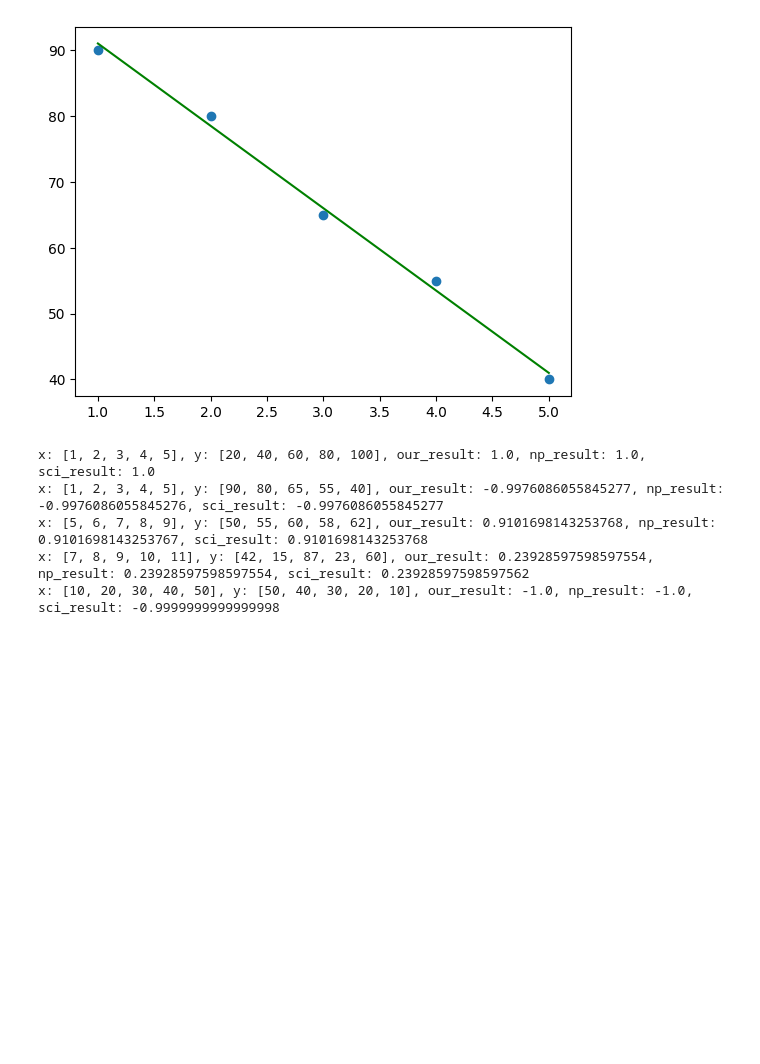
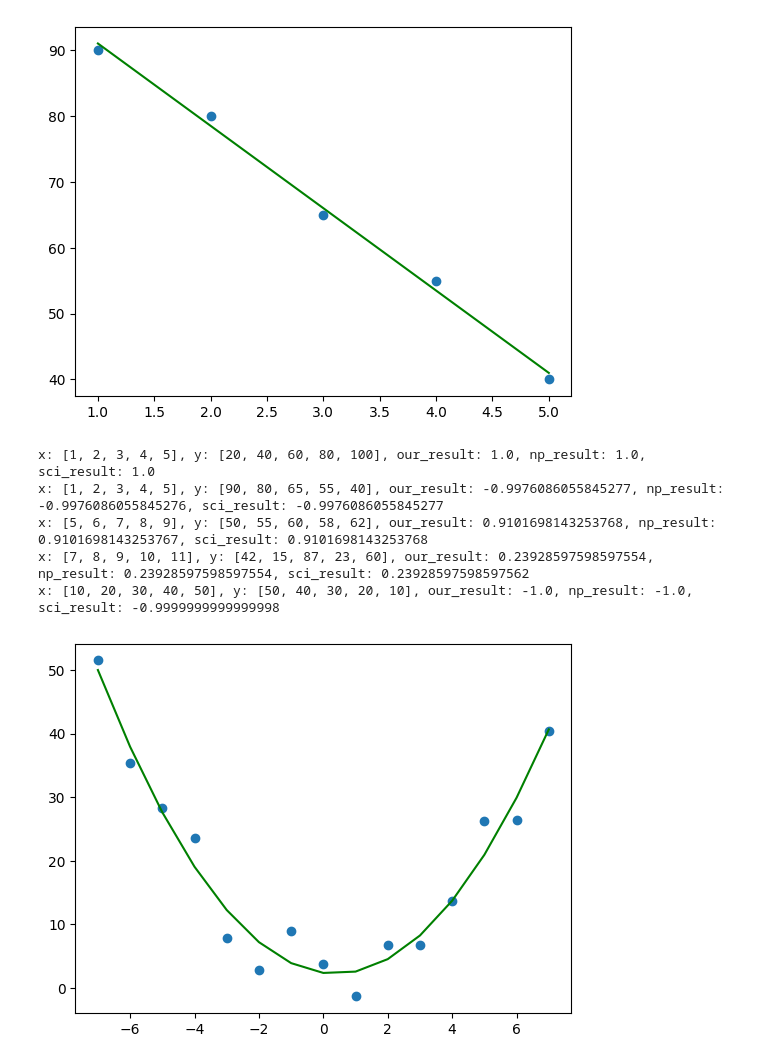
Before and after one commit to will-lynas/stats-experiments, a Jupyter notebook: notebook.ipynb, the cells around one changed output. Saved outputs shown, nothing was run; the diff lists cells and outputs as text; code cells hidden in the pictures; blank space fills up the shorter version.

Commit message:
Look at quadratic line of best fit

```diff
--- a/notebook.ipynb
+++ b/notebook.ipynb
@@ -97,3 +97,22 @@ x: [1, 2, 3, 4, 5], y: [90, 80, 65, 55, 40], our_result: -0.9976086055845277, np
 x: [5, 6, 7, 8, 9], y: [50, 55, 60, 58, 62], our_result: 0.9101698143253768, np_result: 0.9101698143253767, sci_result: 0.9101698143253768
 x: [7, 8, 9, 10, 11], y: [42, 15, 87, 23, 60], our_result: 0.23928597598597554, np_result: 0.23928597598597554, sci_result: 0.23928597598597562
 x: [10, 20, 30, 40, 50], y: [50, 40, 30, 20, 10], our_result: -1.0, np_result: -1.0, sci_result: -0.9999999999999998
+# %%
+# For fun lets look at numpy's quadratic line of best fit
+
+np.random.seed(42)
+n = 15
+
+x = np.linspace(-7, 7, n)
+
+# Generate quadratic data with noise
+y = x**2 + np.random.normal(0, 5, n)
+
+trend = np.polyfit(x, y, 2)
+trendline = np.polyval(trend, x)
+
+plt.scatter(x, y)
+plt.plot(x, trendline, color='green')
+plt.show()
+# %% [output]
+[figure, added]
```
